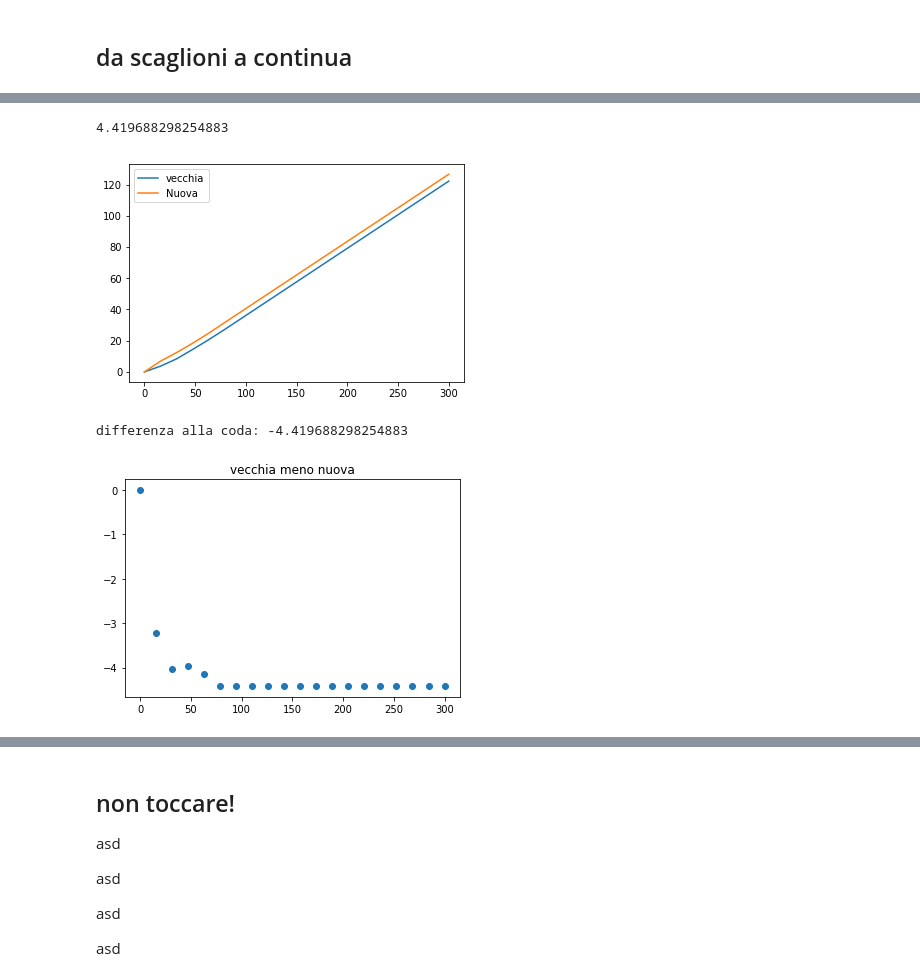
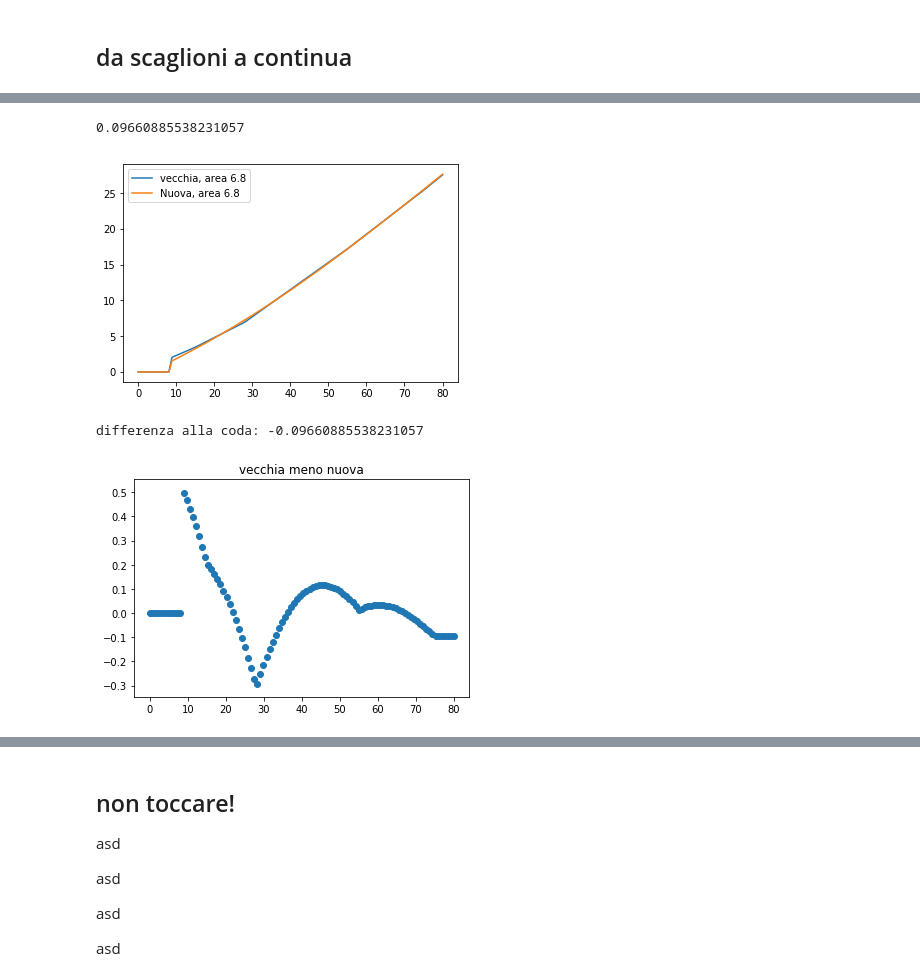
Before and after one commit to vlavorini/studio_irpef, a Jupyter notebook: primo.ipynb, the cells around one changed output, grey strips where cells are left out. Cells and saved outputs as stored; diff of their text form; code cells hidden in the pictures.

```diff
--- a/primo.ipynb
+++ b/primo.ipynb
@@ -304,6 +298,8 @@ np.argmax(bla)
 # %%
-def fit_tax(x, p0, p1, p2, p3, p4):
-    break_point_at = (x > p3)
+def fit_tax(x, p0, p1, p2):
+    #return p0 + p1*x + p2*np.square(x)
+
+    '''break_point_at = (x > p3)
     break_point_pos = np.argmax(break_point_at)
 
     first_range = x[break_point_pos:]
@@ -318,16 +314,16 @@ def fit_tax(x, p0, p1, p2, p3, p4):
         #print (salto)
     else:
         salto = 0.
-    return np.concatenate([first, second +salto])
+    return np.concatenate([first, second +salto])''' #tanh prima, poi lineare
     #return p0+p1*np.tanh(p2+x) + p3*x #tanh + quad
-    #return p0+p1*np.tanh(p2+x) #prima tanh
+    return p0+p1*np.tanh(p2+x) #prima tanh
     #return p0+np.cosh((x+p1)*p2) # coseno iperbolico
     #return p0+p1*x+p2*np.square(x) #quadratica
     #return p0+np.exp((x+p1)*p2) #esponenziale
 
-weighted = True
+weighted = False
 
-x=np.linspace(0, 200, 1000)
+x=np.linspace(0, 100, 1000)
 y= []
 for x_i in x:
     y.append(calc_irpef(x_i))
@@ -335,7 +331,7 @@ for x_i in x:
 
 x_sc, fit_sc_min, fit_sc_max = scale(x, 1)
 
-bounds = [[-100, -100, -10, 0.2, 0],[100, 200, 10, 0.8, 100]]
+bounds = [[-3, -100, -100],[100, 200, 100]]
 if weighted:
     weights = 0.999-x_sc
     for i in range(len(x_sc)//2):
@@ -405,0 +397,19 @@ x[]
+# %%
+# c'e' un baco qui: cambia i passi da 200 a 20...
+
+x = np.linspace(0, 300, 200)
+y = []
+for x_i in x:
+    y.append(calc_irpef(x_i))
+area_vecchia = np.sum(np.array(y) * x)/10000
+plt.plot(x, y, label = f"vecchia, area {area_vecchia:3.1f}")
+
+nuova_irpef =  calc_nuova_irpef(x, *pars, fit_sc_min, fit_sc_max)
+area_nuova = np.sum(nuova_irpef *x)/10000
+plt.plot(x,nuova_irpef, label = f"Nuova, area {area_nuova:3.1f}")
+plt.legend()
+plt.show()
+y_diff=y - nuova_irpef
+plt.scatter(x, y_diff)
+plt.title("vecchia meno nuova")
+print (f"differenza alla coda: {y_diff[-1]}")
@@ -406,21 +449,22 @@ x[]
 # %%
-x = np.linspace(0, 300, 20)
+x = np.linspace(0, 80, 100)
 y = []
 for x_i in x:
     y.append(calc_irpef(x_i))
-
-plt.plot(x, y, label = "vecchia")
+area_vecchia = np.sum(np.array(y) * x)/10000
+plt.plot(x, y, label = f"vecchia, area {area_vecchia:3.1f}")
 
 nuova_irpef =  calc_nuova_irpef(x, *pars, fit_sc_min, fit_sc_max)
-plt.plot(x,nuova_irpef, label = "Nuova")
+area_nuova = np.sum(nuova_irpef *x)/10000
+plt.plot(x,nuova_irpef, label = f"Nuova, area {area_nuova:3.1f}")
 plt.legend()
 plt.show()
 y_diff=y - nuova_irpef
 plt.scatter(x, y_diff)
 plt.title("vecchia meno nuova")
 print (f"differenza alla coda: {y_diff[-1]}")
 # %% [output]
-4.419688298254883
+0.09660885538231057
-[figure, old version]
+[figure, new version]
-differenza alla coda: -4.419688298254883
+differenza alla coda: -0.09660885538231057
-[figure, old version]
+[figure, new version]
```
Also changed, not shown: parts of 11 cells of this notebook.
